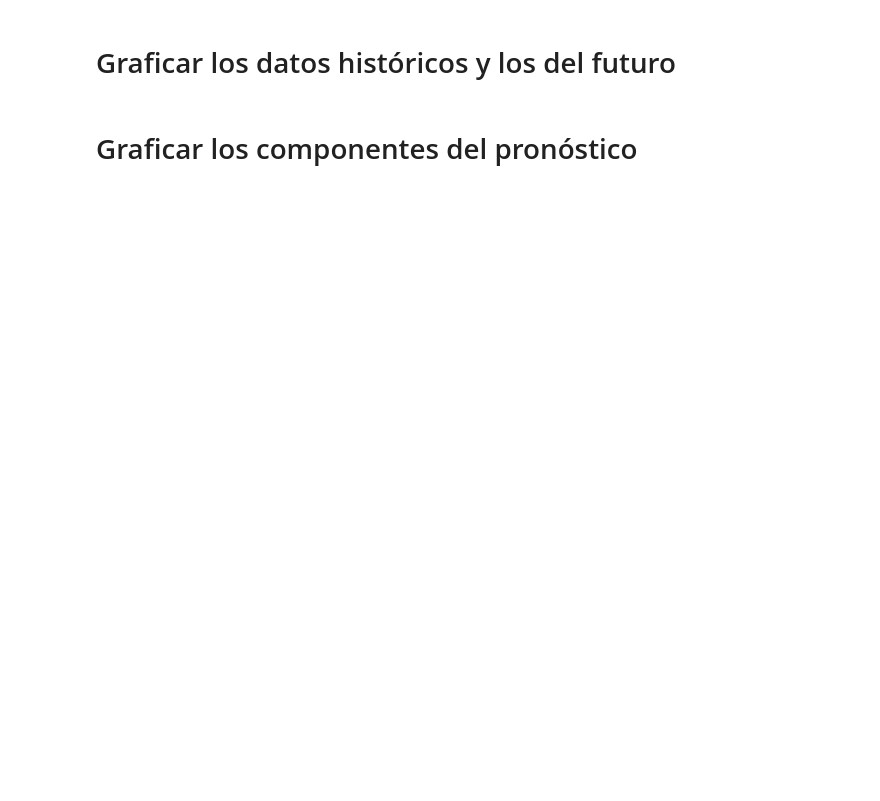
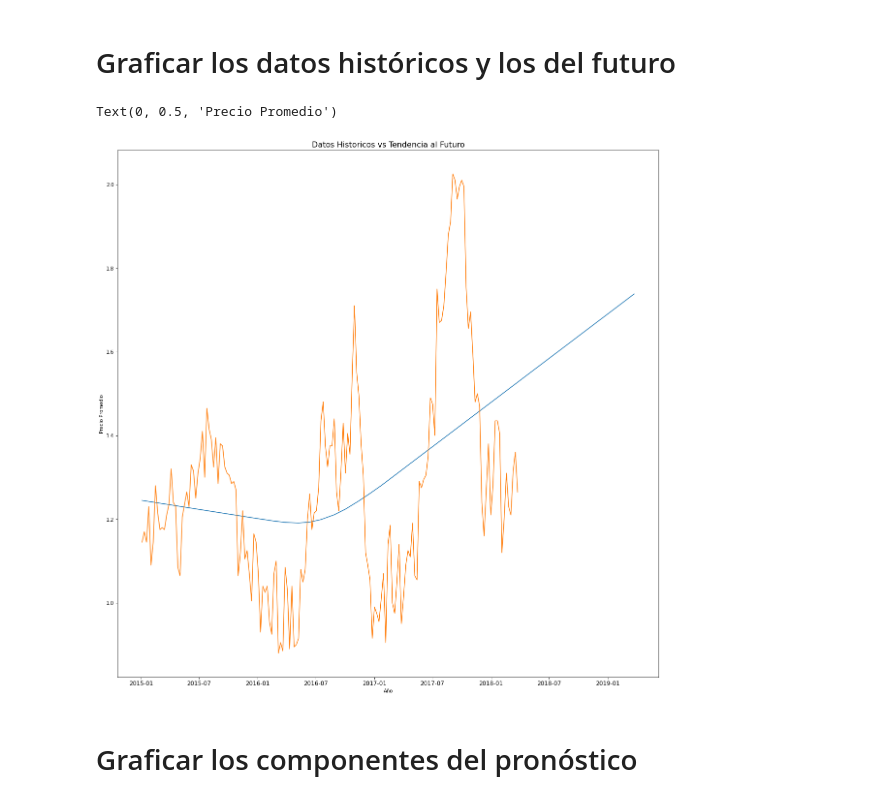
Before and after one commit to ElGutiz/Lab9-DataScience, a Jupyter notebook: Lab 9 Prediccion precios aguacates.ipynb, the cells around one changed output. Drawn from its saved outputs; the diff is of its cells as text; code cells hidden in the pictures; blank space fills up the shorter version.

```diff
--- a/Lab 9 Prediccion precios aguacates.ipynb
+++ b/Lab 9 Prediccion precios aguacates.ipynb
@@ -158,0 +172,3 @@ Name: Year, dtype: int64
+# %%
+model = Prophet(interval_width = 0.95)
+model.fit(df_prepared)
@@ -162,0 +181,2 @@ Name: Year, dtype: int64
+# %%
+predictions = model.make_future_dataframe(periods=365, freq='D')
@@ -163,2 +192,4 @@ Name: Year, dtype: int64
 # %% [markdown]
 # Pronosticar hacia el futuro un año (365 días)
+# %%
+prediction = model.predict(predictions)
@@ -165,4 +212,17 @@ Name: Year, dtype: int64
 # %% [markdown]
 # Graficar los datos históricos y los del futuro
+# %%
+mean_price = df[['Date', 'AveragePrice']].groupby('Date')['AveragePrice'].mean()
+# %%
+plt.rcParams['figure.figsize'] = [20, 20]
+plt.plot(prediction['ds'], prediction['trend'], label = "Prediction")
+plt.plot(mean_price.index, mean_price, label = "Historical")
+plt.title("Datos Historicos vs Tendencia al Futuro",size=16)
+plt.xticks(size=12)
+plt.xlabel('Año')
+plt.ylabel('Precio Promedio')
+# %% [output]
+Text(0, 0.5, 'Precio Promedio')
+[figure, added]
 # %% [markdown]
 # Graficar los componentes del pronóstico
```
Also changed, not shown: parts of 25 cells of this notebook.
